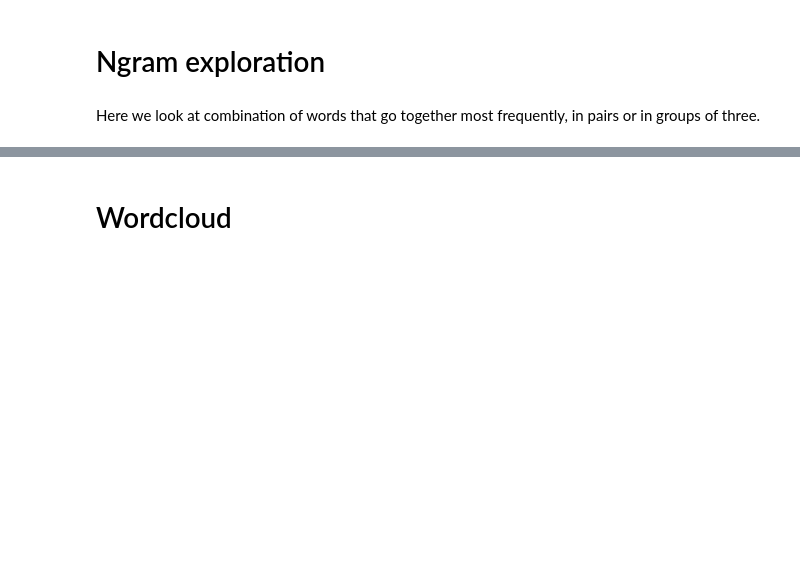
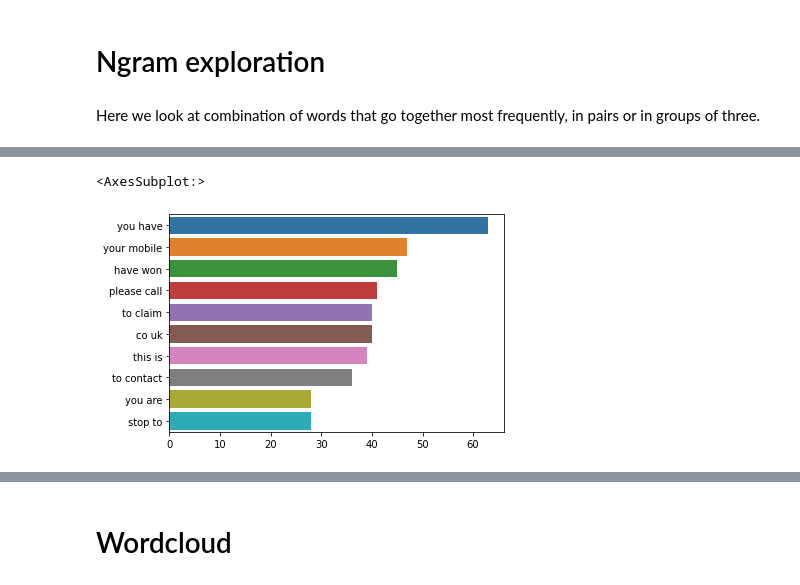
Before and after one commit to elpea74/Capstone3-SpamCollection, a Jupyter notebook: Capstone Three - Data Cleaning & EDA.ipynb, the cells around one changed output, grey strips where cells are left out. Cells and saved outputs as stored; diff of their text form; code cells hidden in the pictures; blank space fills up the shorter version.

```diff
--- a/Capstone Three - Data Cleaning & EDA.ipynb
+++ b/Capstone Three - Data Cleaning & EDA.ipynb
@@ -322,0 +328,8 @@ sns.barplot(x=y,y=x)
+# %%
+# Top bigrams of spam messages
+spam_top_n_bigrams = get_top_ngram(df[df['flag']=='spam']['message'],2)[:10]
+x,y=map(list,zip(*spam_top_n_bigrams))
+sns.barplot(x=y,y=x)
+# %% [output]
+<AxesSubplot:>
+[figure, added]
```
Also changed, not shown: parts of 6 cells of this notebook.
